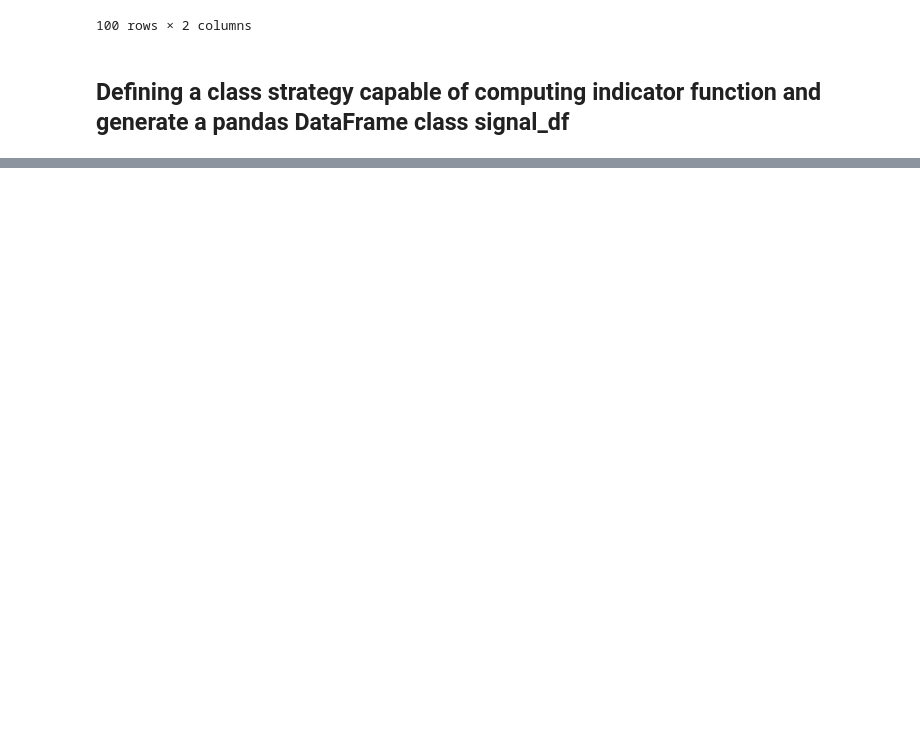
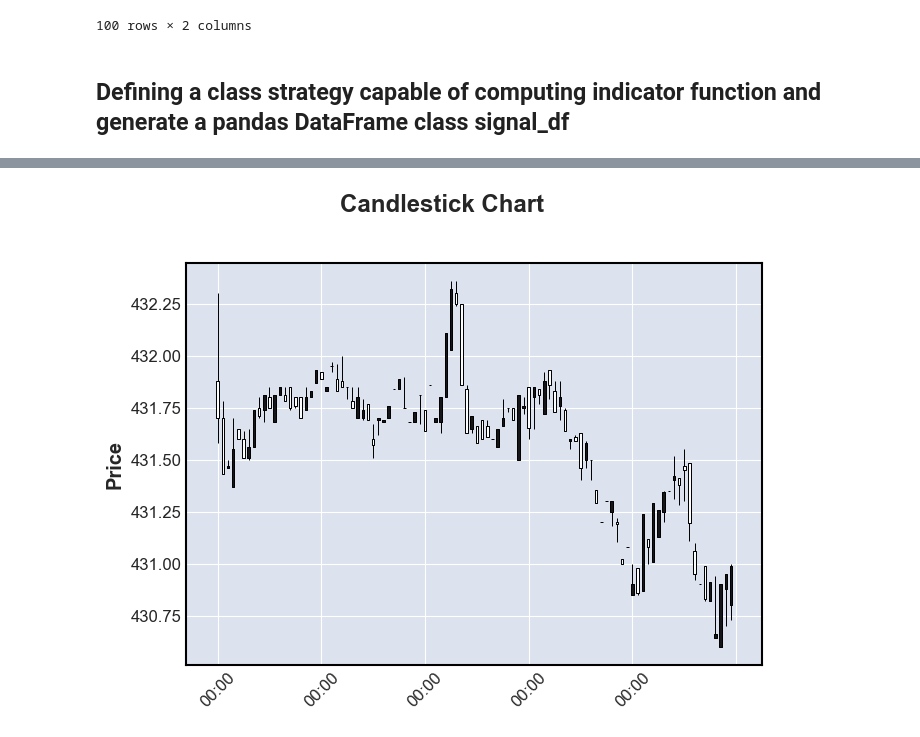
Before and after one commit to bipro235/my-_repository, a Jupyter notebook: Untitled.ipynb, the cells around one changed output, grey strips where cells are left out. Saved outputs shown, nothing was run; the diff lists cells and outputs as text; code cells hidden in the pictures; blank space fills up the shorter version.

```diff
--- a/Untitled.ipynb
+++ b/Untitled.ipynb
@@ -202,0 +205,21 @@ plt.show()
+# %%
+signals_df['timestamp'] = pd.to_datetime(signals_df['timestamp'].str.split(' ', expand=True)[0])
+
+df_3['Open'] = pd.to_numeric(df_3['Open'], errors='coerce')
+df_3['Close'] = pd.to_numeric(df_3['Close'], errors='coerce')
+df_3['High'] = pd.to_numeric(df_3['High'], errors='coerce')
+df_3['Low'] = pd.to_numeric(df_3['Low'], errors='coerce')
+
+# Concatenate df_3 and signals_df based on the index
+merged_df = pd.concat([df_3[['Open', 'Close', 'High', 'Low']], signals_df], axis=1)
+
+# Set the index of merged_df as a DatetimeIndex
+merged_df.index = pd.to_datetime(merged_df.index)
+
+# Plot the candlestick chart
+mpf.plot(merged_df, type='candle', ylabel='Price', title='Candlestick Chart')
+
+# Show the plot
+mpf.show()
+# %% [output]
+[figure, added]
```
Also changed, not shown: parts of 11 cells of this notebook.
